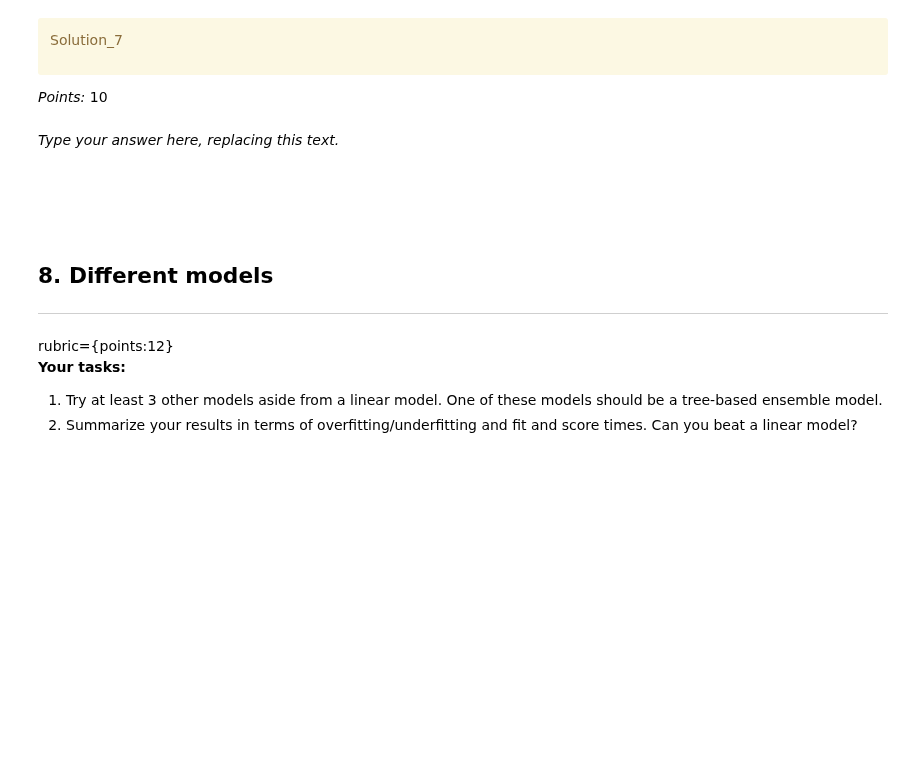
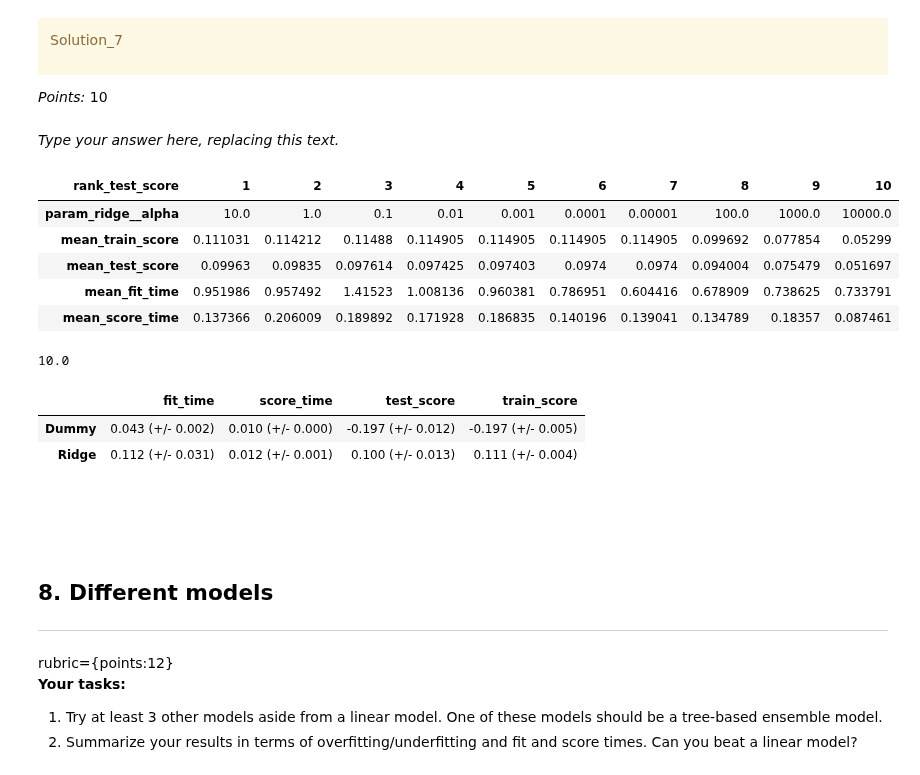
Before and after one commit to angelalmachado/cpsc330hw, a Jupyter notebook: hw5/hw5.ipynb, the cells around one changed output. Cells and saved outputs as stored; diff of their text form; code cells hidden in the pictures; blank space fills up the shorter version.

```diff
--- a/hw5/hw5.ipynb
+++ b/hw5/hw5.ipynb
@@ -397,3 +481,46 @@ _Type your answer here, replacing this text._
+# %%
+# Hyperparameter tuning for the alpha of the Ridge model using GridSearchCV
+
+param_grid = {"ridge__alpha": 10.0 ** np.arange(-5, 5, 1)}
+
+pipe_ridge = make_pipeline(preprocessor, Ridge())
+
+search = GridSearchCV(pipe_ridge, param_grid, return_train_score=True, n_jobs=-1)
+search.fit(X_train, y_train)
+
+results_df = pd.DataFrame(search.cv_results_)[
+    [
+        "param_ridge__alpha",
+        "mean_train_score",
+        "mean_test_score",
+        "mean_fit_time",
+        "mean_score_time",
+        "rank_test_score",
+    ]
+].set_index("rank_test_score").sort_index().T
+results_df
+# %% [output]
+| rank_test_score | 1 | 2 | 3 | 4 | 5 | 6 | 7 | 8 | 9 | 10 |
+| param_ridge__alpha | 10.0 | 1.0 | 0.1 | 0.01 | 0.001 | 0.0001 | 0.00001 | 100.0 | 1000.0 | 10000.0 |
+| mean_train_score | 0.111031 | 0.114212 | 0.11488 | 0.114905 | 0.114905 | 0.114905 | 0.114905 | 0.099692 | 0.077854 | 0.05299 |
+| mean_test_score | 0.09963 | 0.09835 | 0.097614 | 0.097425 | 0.097403 | 0.0974 | 0.0974 | 0.094004 | 0.075479 | 0.051697 |
+| mean_fit_time | 0.951986 | 0.957492 | 1.41523 | 1.008136 | 0.960381 | 0.786951 | 0.604416 | 0.678909 | 0.738625 | 0.733791 |
+| mean_score_time | 0.137366 | 0.206009 | 0.189892 | 0.171928 | 0.186835 | 0.140196 | 0.139041 | 0.134789 | 0.18357 | 0.087461 |
+# %%
+best_alpha = search.best_params_["ridge__alpha"]
+print(best_alpha)
+# %% [output]
+10.0
+# %%
+model = Ridge(alpha=best_alpha)
+pipe = make_pipeline(preprocessor, model)
+results_dict["Ridge"] = mean_std_cross_val_scores(pipe, X_train, y_train, cv=5, return_train_score=True)
+results_df = pd.DataFrame(results_dict).T
+results_df
+# %% [output]
+|  | fit_time | score_time | test_score | train_score |
+| Dummy | 0.043 (+/- 0.002) | 0.010 (+/- 0.000) | -0.197 (+/- 0.012) | -0.197 (+/- 0.005) |
+| Ridge | 0.112 (+/- 0.031) | 0.012 (+/- 0.001) | 0.100 (+/- 0.013) | 0.111 (+/- 0.004) |
 # %%
 ...
 # %%
```
Also changed, not shown: parts of 20 cells of this notebook, 1 other file.
